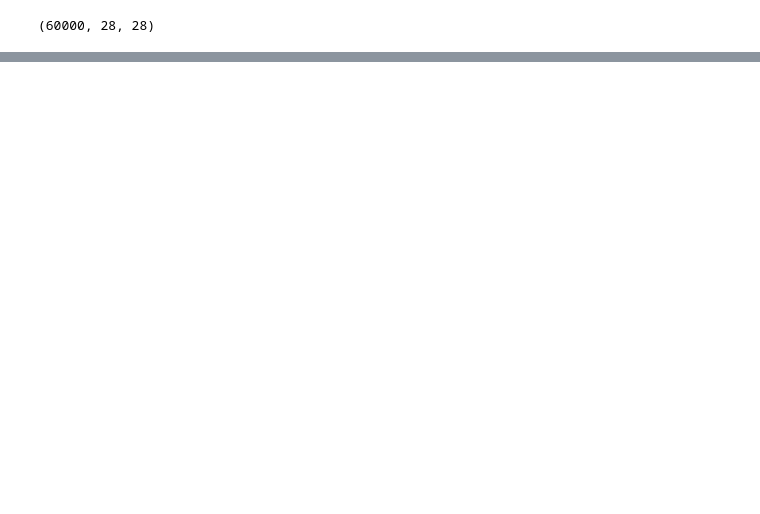
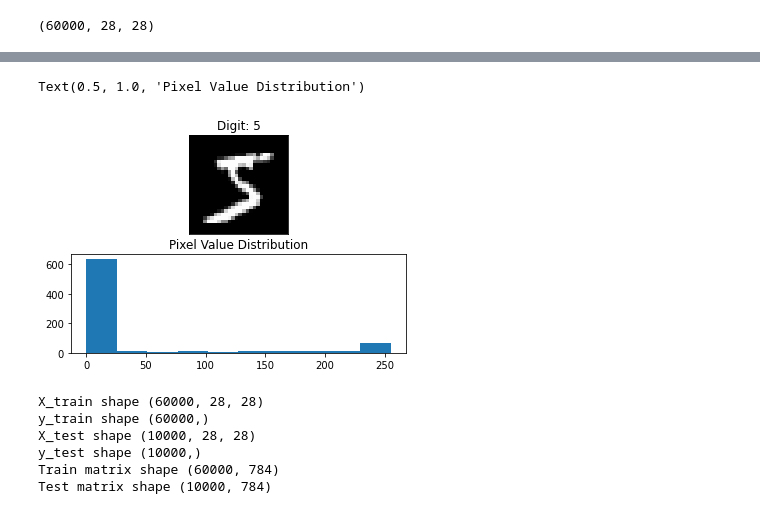
Before and after one commit to manmeet3/Deep_Learning, a Jupyter notebook: homework_2_graded/assignment.ipynb, the cells around one changed output, grey strips where cells are left out. Saved outputs shown, nothing was run; the diff lists cells and outputs as text; code cells hidden in the pictures; blank space fills up the shorter version.

```diff
--- a/homework_2_graded/assignment.ipynb
+++ b/homework_2_graded/assignment.ipynb
@@ -265,0 +295,40 @@ class SGD():
+# %%
+fig = plt.figure()
+plt.subplot(2,1,1)
+plt.imshow(X_train[0], cmap='gray', interpolation='none')
+plt.title("Digit: {}".format(y_train[0]))
+plt.xticks([])
+plt.yticks([])
+plt.subplot(2,1,2)
+plt.hist(X_train[0].reshape(784))
+plt.title("Pixel Value Distribution")
+# %% [output]
+Text(0.5, 1.0, 'Pixel Value Distribution')
+[figure, added]
+# %%
+# Shape before we reshape and normalize
+print("X_train shape", X_train.shape)
+print("y_train shape", y_train.shape)
+print("X_test shape", X_test.shape)
+print("y_test shape", y_test.shape)
+
+# build the input vector from the 28x28 pixels
+X_train = X_train.reshape(60000, 784)
+X_test = X_test.reshape(10000, 784)
+X_train = X_train.astype('float32')
+X_test = X_test.astype('float32')
+
+# normalize the data
+X_train /= 255
+X_test /= 255
+
+# print the final input shape
+print("Train matrix shape", X_train.shape)
+print("Test matrix shape", X_test.shape)
+# %% [output]
+X_train shape (60000, 28, 28)
+y_train shape (60000,)
+X_test shape (10000, 28, 28)
+y_test shape (10000,)
+Train matrix shape (60000, 784)
+Test matrix shape (10000, 784)
```
Also changed, not shown: parts of 16 cells of this notebook.
